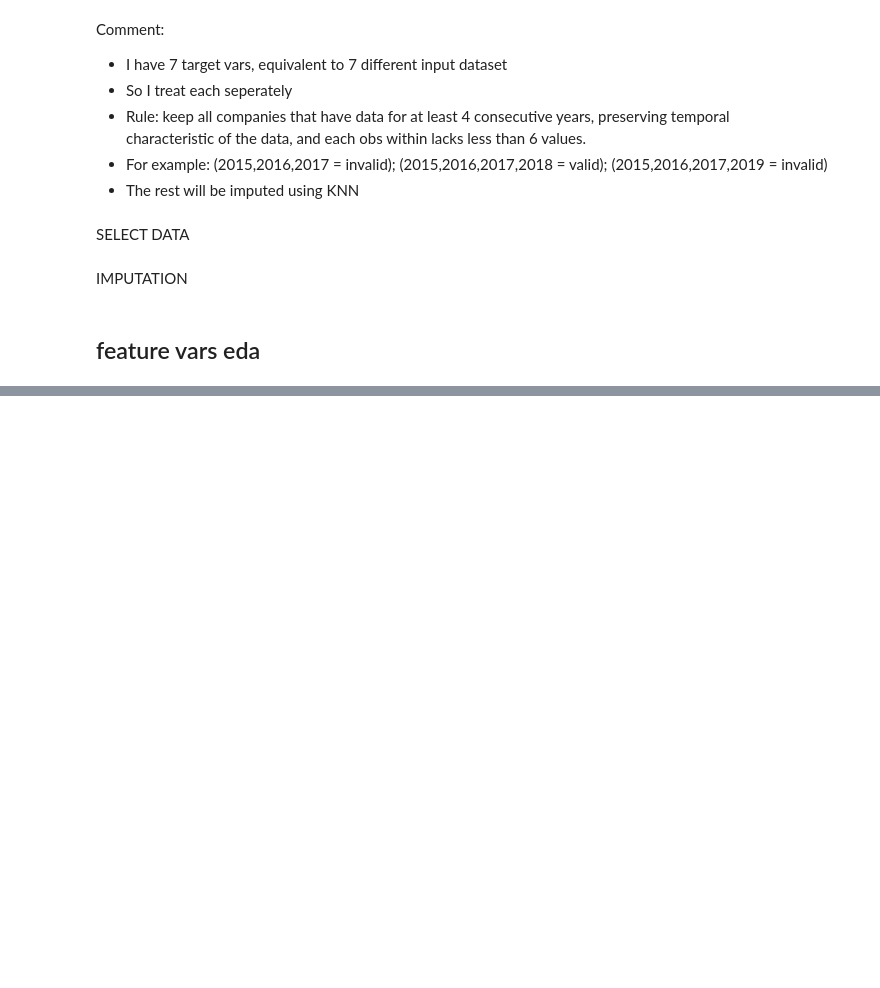
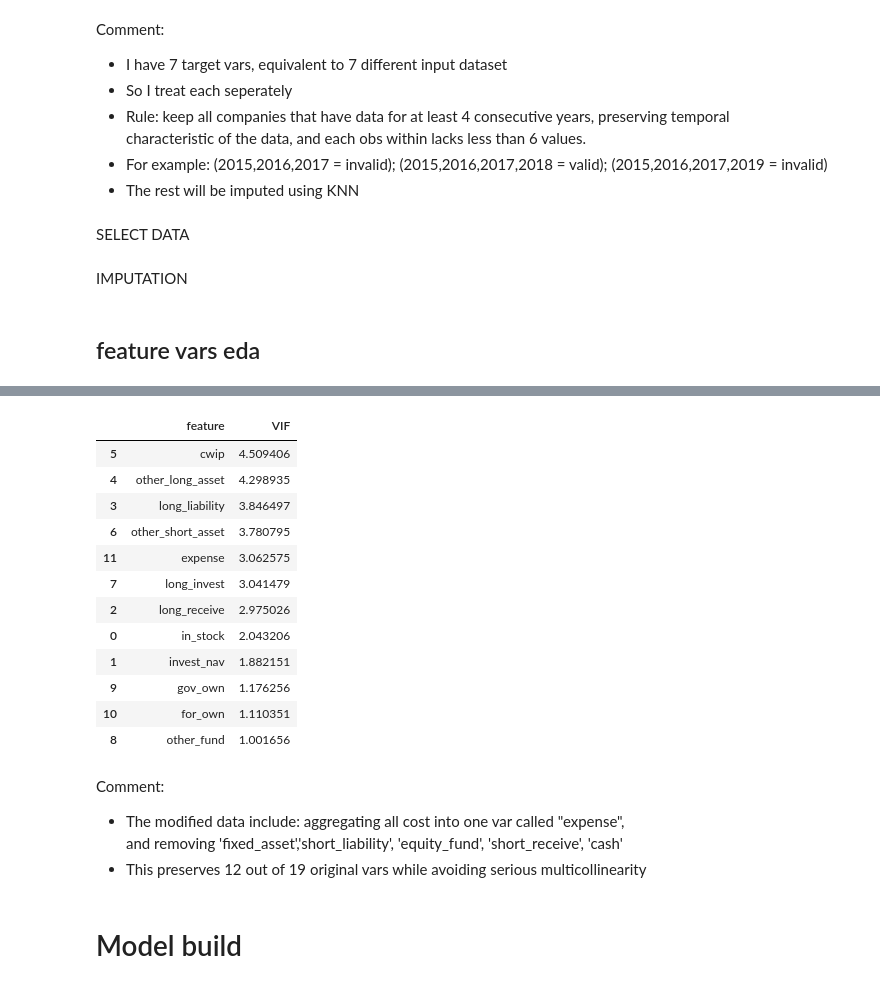
Before and after one commit to PeterDingVN/ML-Finance-VietnameseListedFirms, a Jupyter notebook: Main_work.ipynb, the cells around one changed output, grey strips where cells are left out. Cells and saved outputs as stored; diff of their text form; code cells hidden in the pictures; blank space fills up the shorter version.

```diff
--- a/Main_work.ipynb
+++ b/Main_work.ipynb
@@ -175,0 +233,32 @@ df_roce = impute(df_roce)
+# %%
+# Modified data
+features2 = features.copy()
+features2['expense'] = features2['cogs'] + features2['sales_cost'] + features2['admin_cost']
+features2.drop(columns=['cogs', 'sales_cost', 'admin_cost', 'fixed_asset',
+                        'short_liability', 'equity_fund', 'short_receive', 'cash'], inplace=True)
+
+vif_data2 = pd.DataFrame()
+vif_data2['feature'] = features2.columns
+vif_data2['VIF'] = [vif(features2.values, i) for i in range(len(features2.columns))]
+vif_data2.sort_values(by='VIF', ascending =False)
+# %% [output]
+|  | feature | VIF |
+| 5 | cwip | 4.509406 |
+| 4 | other_long_asset | 4.298935 |
+| 3 | long_liability | 3.846497 |
+| 6 | other_short_asset | 3.780795 |
+| 11 | expense | 3.062575 |
+| 7 | long_invest | 3.041479 |
+| 2 | long_receive | 2.975026 |
+| 0 | in_stock | 2.043206 |
+| 1 | invest_nav | 1.882151 |
+| 9 | gov_own | 1.176256 |
+| 10 | for_own | 1.110351 |
+| 8 | other_fund | 1.001656 |
+# %% [markdown]
+Comment:
++ The modified data include: aggregating all cost into one var called "expense", \
+and removing 'fixed_asset','short_liability', 'equity_fund', 'short_receive', 'cash'
++ This preserves 12 out of 19 original vars while avoiding serious multicollinearity
+# %% [markdown]
+# Model build
```
Also changed, not shown: parts of 7 cells of this notebook, 5 other files.
